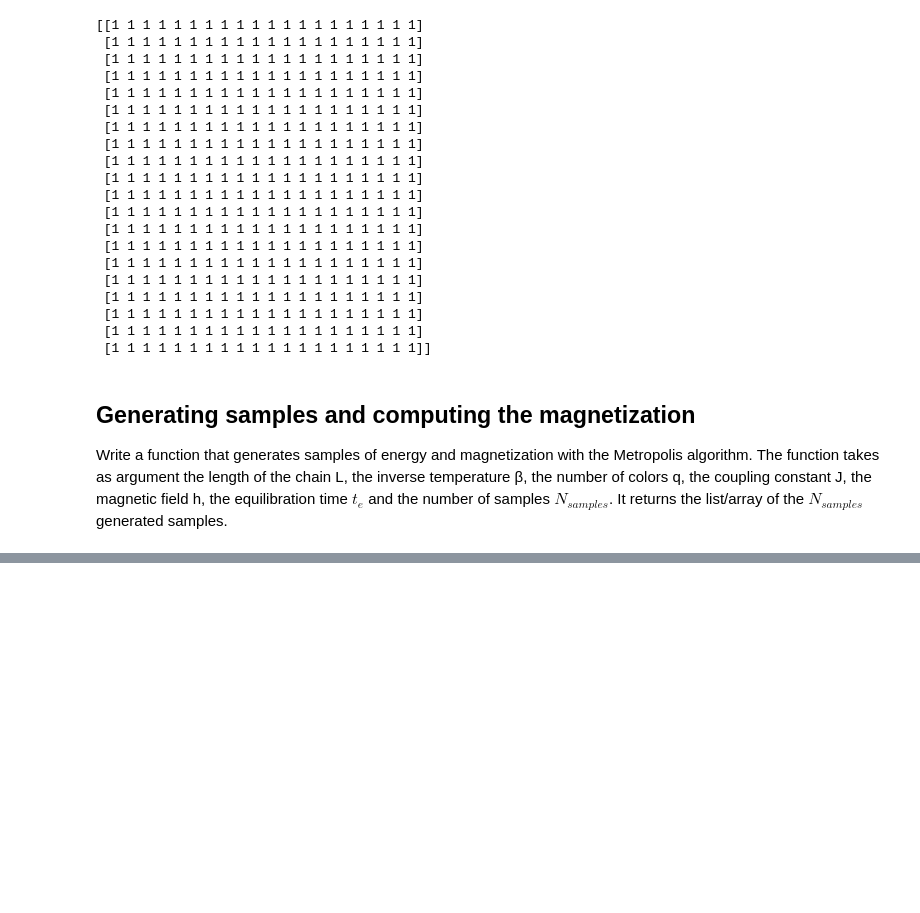
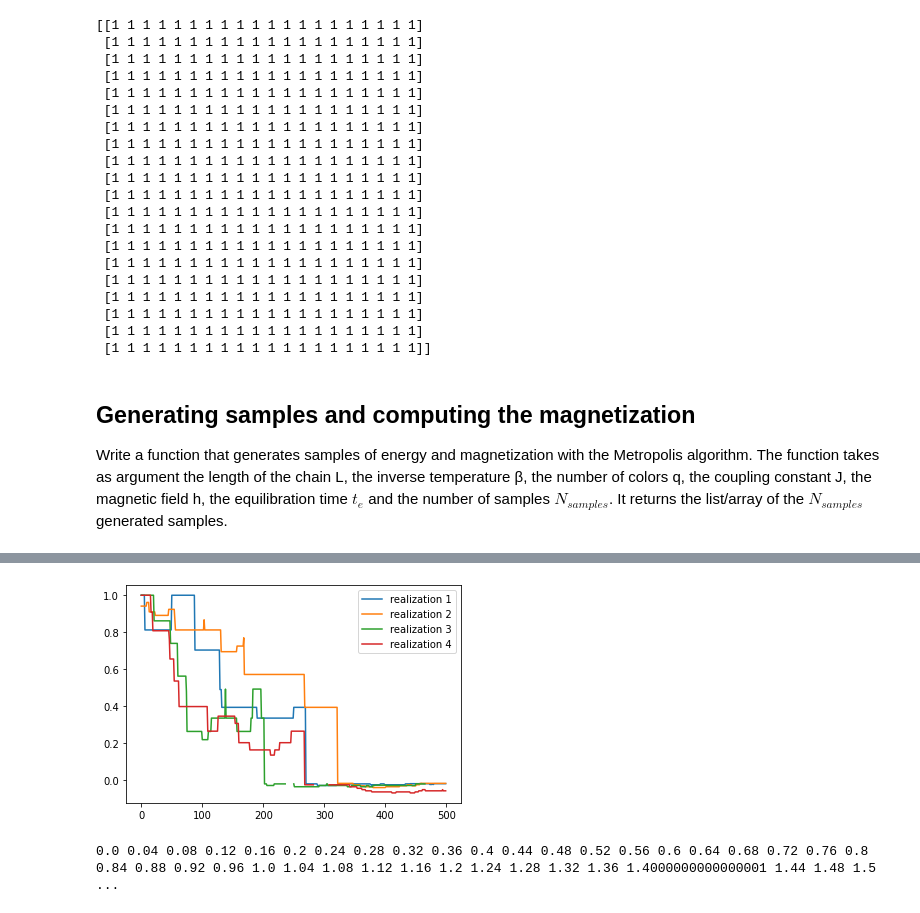
Before and after one commit to carlossoto362/QLS2021-2022Diploma, a Jupyter notebook: Copy_of_StatMechWithPython_TutorialProject_CarlosSoto.ipynb, the cells around one changed output, grey strips where cells are left out. Cells and saved outputs as stored; diff of their text form; code cells hidden in the pictures; blank space fills up the shorter version.

```diff
--- a/Copy_of_StatMechWithPython_TutorialProject_CarlosSoto.ipynb
+++ b/Copy_of_StatMechWithPython_TutorialProject_CarlosSoto.ipynb
@@ -502,0 +604,19 @@ print(sampling(5,2,1,0.2,2,7000,20))
+# %%
+#And what about the correlation time for this h=0.05 and q = 2?
+q = 2
+h = 0.05
+J = 1
+betha = 4
+L=10
+N =L*L
+tp = 900
+m = 500
+n=100
+for i in range(4):
+  scorrelation = selfCorrelation(L,q,J,h,betha,tp,n,m)
+  steps = np.arange(m)
+  plt.plot(steps,scorrelation,label="realization " + str(i + 1))
+plt.legend()
+plt.show()
+# %% [output]
+[figure, added]
@@ -502,0 +625,31 @@ print(sampling(5,2,1,0.2,2,7000,20))
+# %%
+#Now, lets make the graphs.
+points = 100
+bethas = np.arange(points) * (4./points)
+q=2
+tc=500
+N=100
+h=0.05
+L=10
+meanM2 = np.zeros(points)
+meanE2 = np.zeros(points)
+errM2 = np.zeros(points)
+errE2 = np.zeros(points)
+k=0
+for betha in bethas:
+  print(betha, end = " ")
+  if betha <= 1:
+    tp = tps2[0]
+  elif betha <= 2:
+    tp = tps2[1]
+  elif betha <= 3:
+    tp = tps2[2]
+  else:
+    tp = tps2[3]
+  sam = sampling(L,q,J,h,betha,tp,N,tc)
+  meanE2[k],meanM2[k] = np.mean(sam,axis=0)
+  errE2[k],errM2[k] = np.std(sam,axis=0)
+
+  k += 1
+# %% [output]
+0.0 0.04 0.08 0.12 0.16 0.2 0.24 0.28 0.32 0.36 0.4 0.44 0.48 0.52 0.56 0.6 0.64 0.68 0.72 0.76 0.8 0.84 0.88 0.92 0.96 1.0 1.04 1.08 1.12 1.16 1.2 1.24 1.28 1.32 1.36 1.4000000000000001 1.44 1.48 1.5 ...
```
Also changed, not shown: parts of 26 cells of this notebook.
